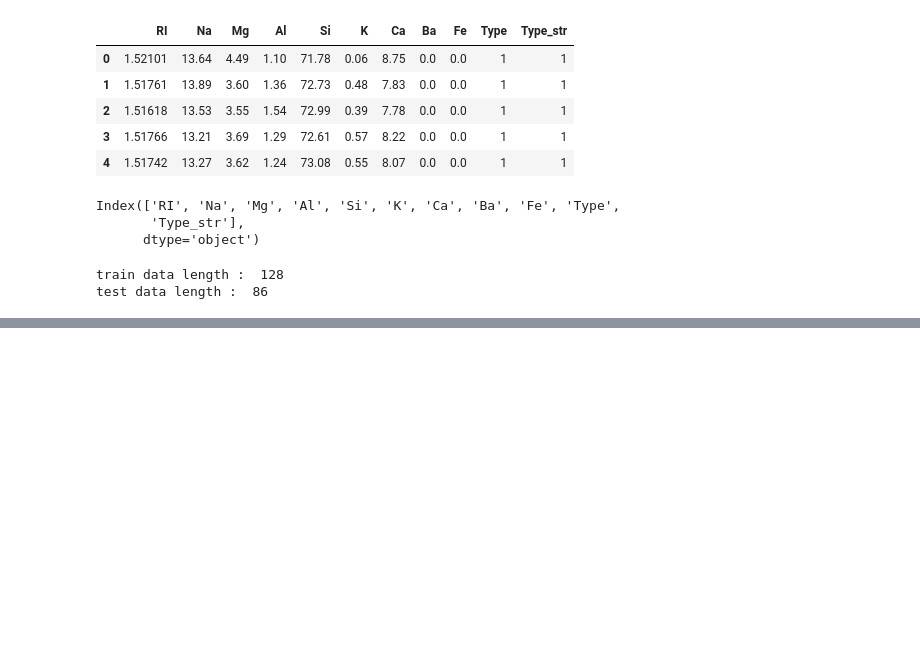
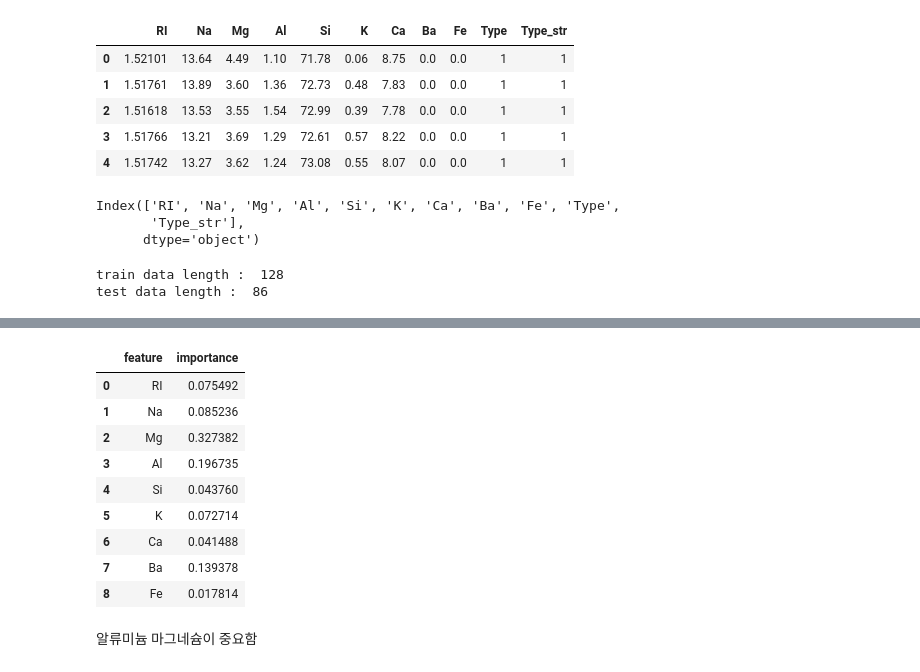
Before and after one commit to hamin971231/Mega_Data_Analysis, a Jupyter notebook: # 연습/스터디/스터디(4)_랜덤포레스트.ipynb, the cells around one changed output, grey strips where cells are left out. Cells and saved outputs as stored; diff of their text form; code cells hidden in the pictures; blank space fills up the shorter version.

```diff
--- a/# 연습/스터디/스터디(4)_랜덤포레스트.ipynb
+++ b/# 연습/스터디/스터디(4)_랜덤포레스트.ipynb
@@ -207,0 +204,16 @@ model = DecisionTreeClassifier(criterion='entropy',)
+# %%
+# 의사결정 모델 적용
+# 모델 생성 및 학습
+
+
+model = DecisionTreeClassifier(random_state=56)
+model.fit(x_train,y_train)
+
+
+# 예측
+y_pred = model.predict(x_test)
+
+y_train_pred = model.predict(x_train)
+# 정확도 계산
+print(accuracy_score(y_test,y_pred))
+print(accuracy_score(y_train,y_train_pred))
@@ -207,0 +347,19 @@ model = DecisionTreeClassifier(criterion='entropy',)
+# %%
+## 의사결정나무 변수 중요도 확인
+# 독립변수 중요도 확인
+model.feature_importances_
+pd.DataFrame({"feature":x_train.columns,
+              'importance' : model.feature_importances_})
+# %% [output]
+|  | feature | importance |
+| 0 | RI | 0.075492 |
+| 1 | Na | 0.085236 |
+| 2 | Mg | 0.327382 |
+| 3 | Al | 0.196735 |
+| 4 | Si | 0.043760 |
+| 5 | K | 0.072714 |
+| 6 | Ca | 0.041488 |
+| 7 | Ba | 0.139378 |
+| 8 | Fe | 0.017814 |
+# %% [markdown]
+알류미늄 마그네슘이 중요함
```
Also changed, not shown: parts of 22 cells of this notebook, 3 other files.
